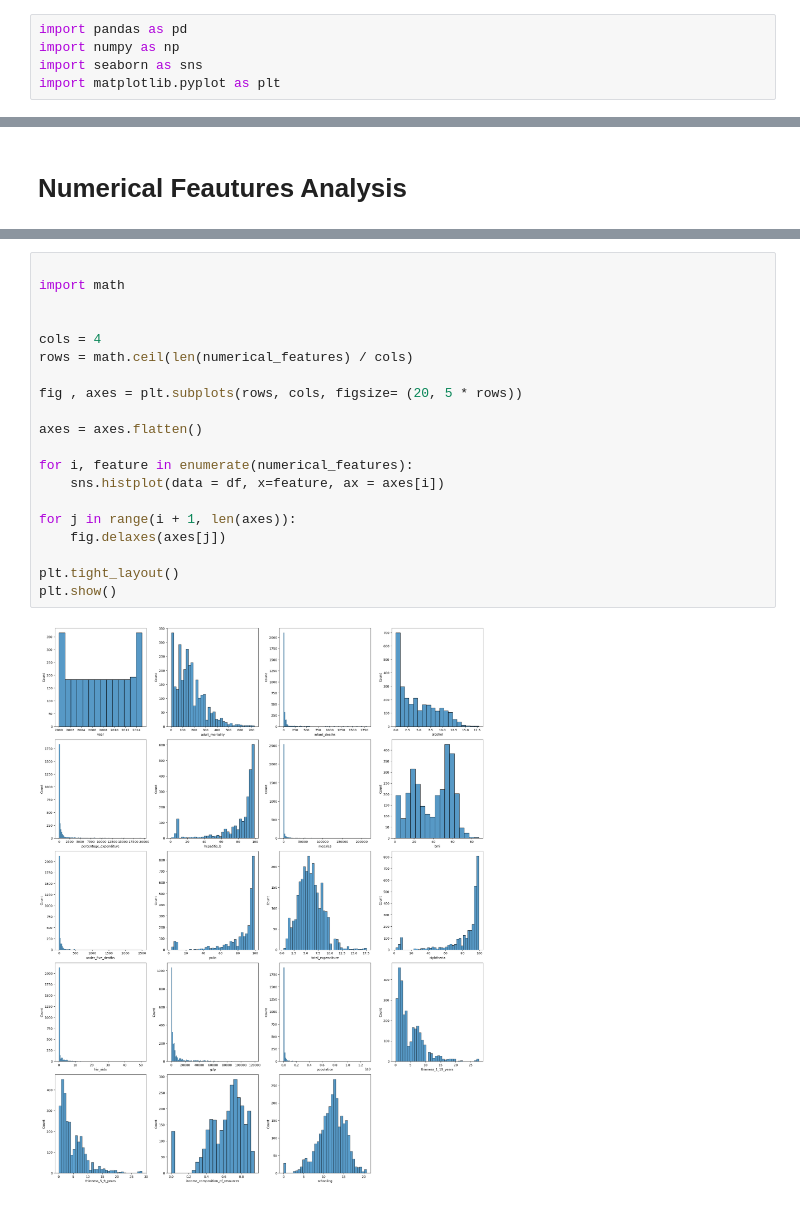
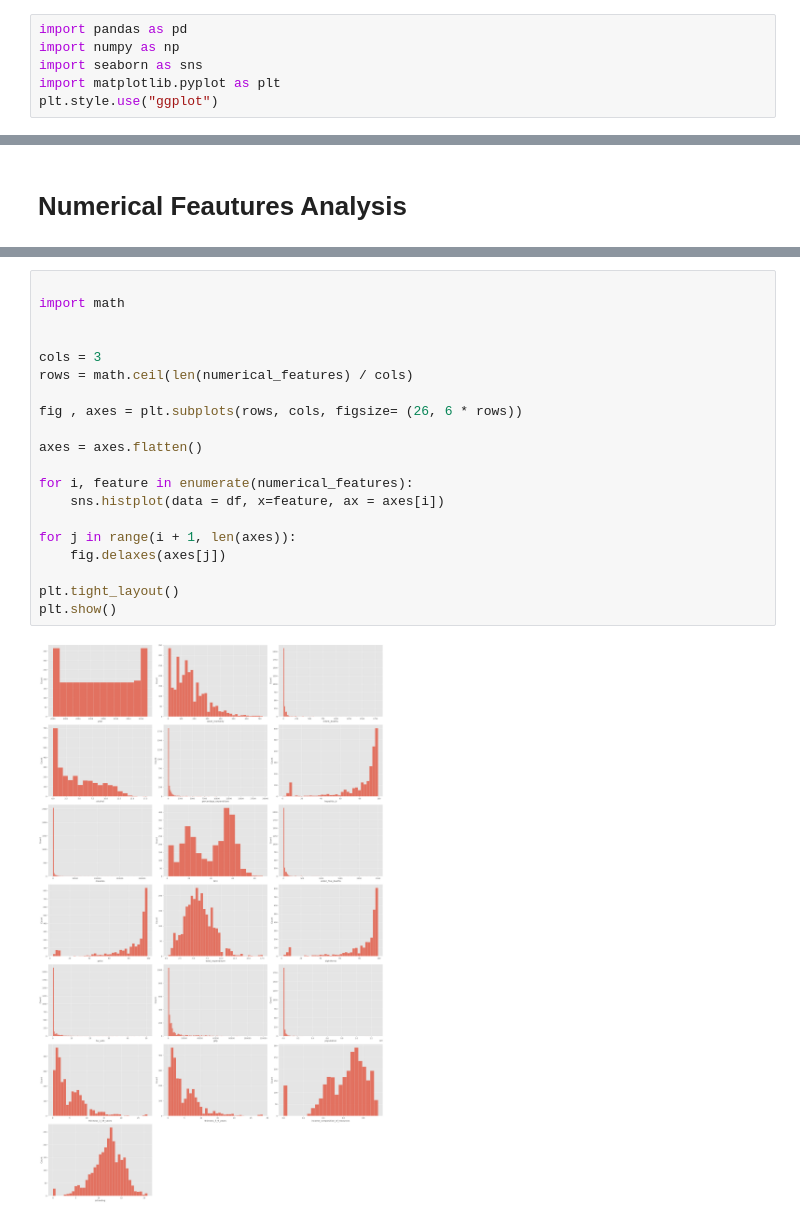
Before and after one commit to sahil0319/predicting-life-expectancy, a Jupyter notebook: notebooks/01_data_inspection_and_EDA.ipynb, the cells around one changed output, grey strips where cells are left out. Saved outputs shown, nothing was run; the diff lists cells and outputs as text.

```diff
--- a/notebooks/01_data_inspection_and_EDA.ipynb
+++ b/notebooks/01_data_inspection_and_EDA.ipynb
@@ -3,6 +3,7 @@ import pandas as pd
 import numpy as np
 import seaborn as sns
 import matplotlib.pyplot as plt
+plt.style.use("ggplot")
 # %% [markdown]
 ### Load the data
 # %%
@@ -317,25 +298,25 @@ numerical_features = numerical_features.drop(target)
 # %%
 
 import math
 
 
-cols = 4
+cols = 3
 rows = math.ceil(len(numerical_features) / cols)
 
-fig , axes = plt.subplots(rows, cols, figsize= (20, 5 * rows))
+fig , axes = plt.subplots(rows, cols, figsize= (26, 6 * rows))
 
 axes = axes.flatten()
 
 for i, feature in enumerate(numerical_features):
     sns.histplot(data = df, x=feature, ax = axes[i])
 
 for j in range(i + 1, len(axes)):
     fig.delaxes(axes[j])
 
 plt.tight_layout()
 plt.show()
 # %% [output]
-[figure, old version]
+[figure, new version]
 # %%
 fig , axes = plt.subplots(rows, cols, figsize= (20, 5 * rows))
 
```
Also changed, not shown: parts of 37 cells of this notebook, 2 other files.
